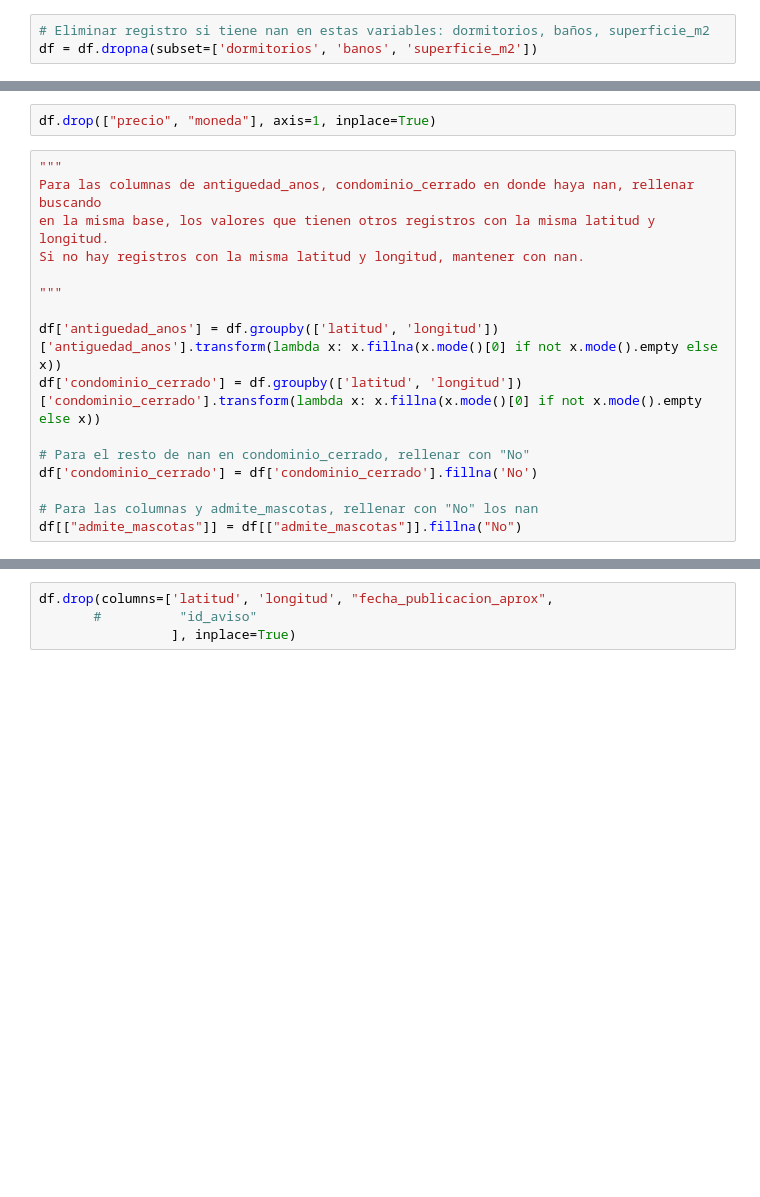
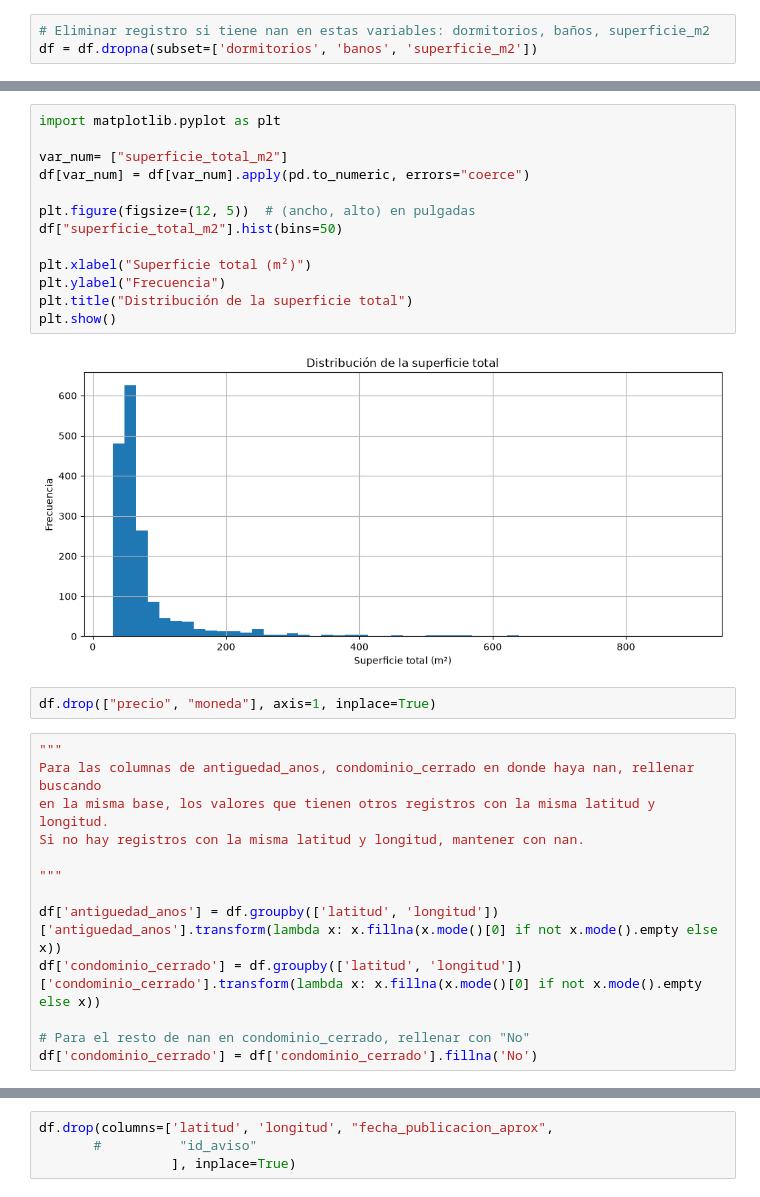
Before and after one commit to felipehfa/gran-concepcion-arriendos-departamentos, a Jupyter notebook: 02_analisis_exploratorio/01_EDA.ipynb, the cells around one changed output, grey strips where cells are left out. Cells and saved outputs as stored; diff of their text form; blank space fills up the shorter version.

```diff
--- a/02_analisis_exploratorio/01_EDA.ipynb
+++ b/02_analisis_exploratorio/01_EDA.ipynb
@@ -208,3 +730,18 @@ print("Filas en UF sin conversión posible:", df.loc[mask_uf, "precio_clp"].isna
+# %%
+import matplotlib.pyplot as plt
+
+var_num= ["superficie_total_m2"]
+df[var_num] = df[var_num].apply(pd.to_numeric, errors="coerce")
+
+plt.figure(figsize=(12, 5))  # (ancho, alto) en pulgadas
+df["superficie_total_m2"].hist(bins=50)
+
+plt.xlabel("Superficie total (m²)")
+plt.ylabel("Frecuencia")
+plt.title("Distribución de la superficie total")
+plt.show()
+# %% [output]
+[figure, added]
 # %%
 df.drop(["precio", "moneda"], axis=1, inplace=True)
 # %%
@@ -220,6 +757,3 @@ df['condominio_cerrado'] = df.groupby(['latitud', 'longitud'])['condominio_cerra
 
 # Para el resto de nan en condominio_cerrado, rellenar con "No"
 df['condominio_cerrado'] = df['condominio_cerrado'].fillna('No')
-
-# Para las columnas y admite_mascotas, rellenar con "No" los nan
-df[["admite_mascotas"]] = df[["admite_mascotas"]].fillna("No")
```
Also changed, not shown: parts of 28 cells of this notebook, 11 other files.
